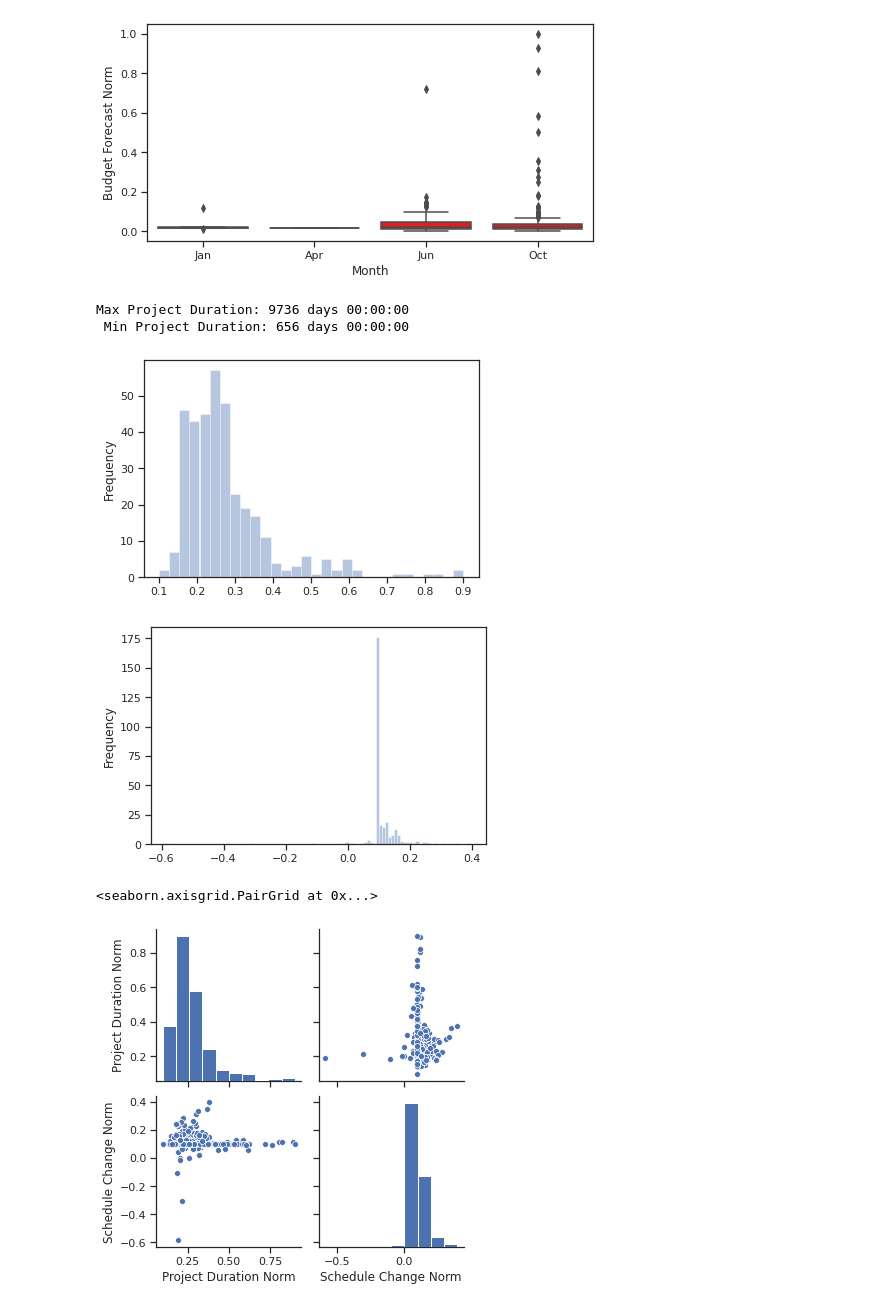
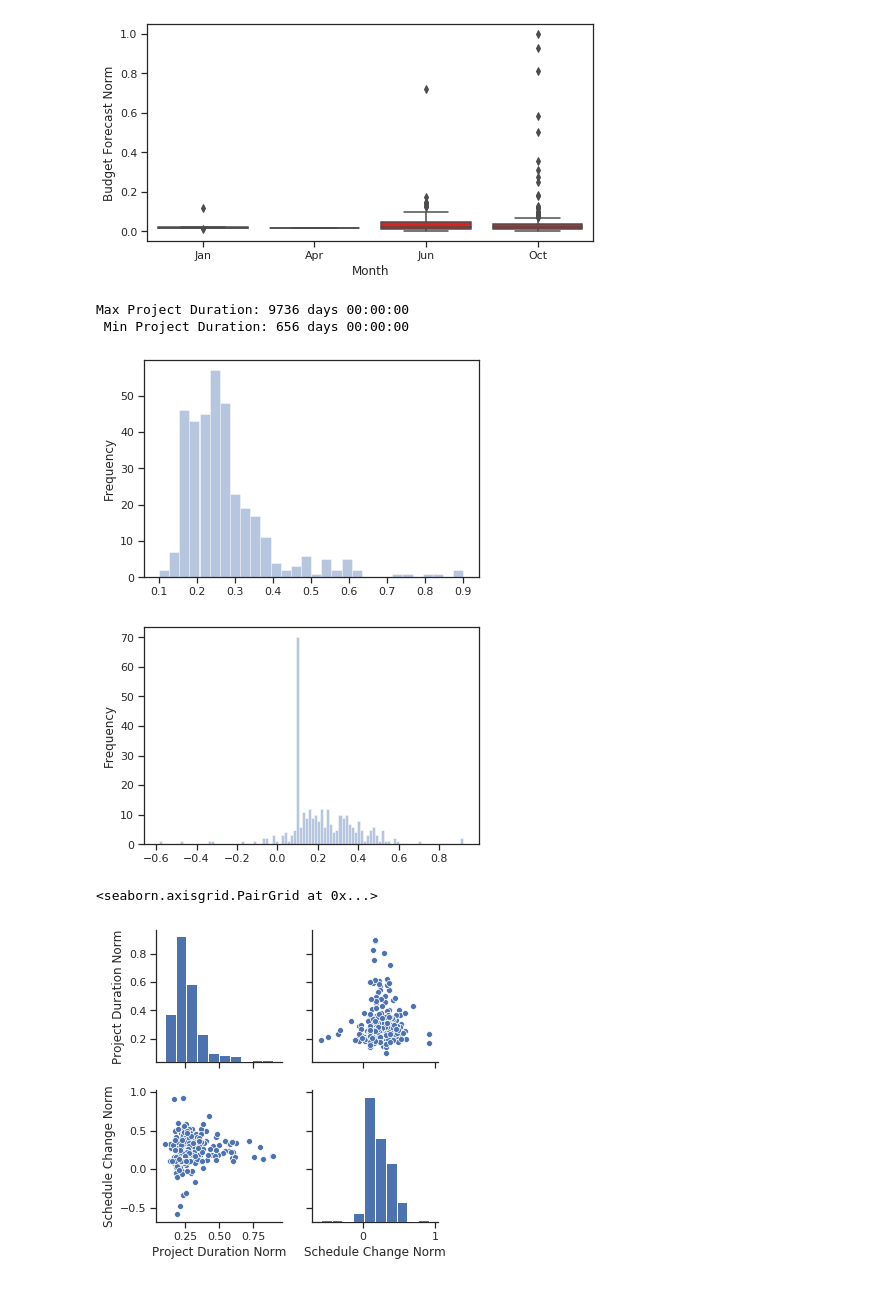
Before and after one commit to gurdeep101/2020-CS109B, a Jupyter notebook: content/project/E - Predicting Project Success/code/ProjectE_Group41_NM_v1_5.ipynb, the cells around one changed output. Drawn from its saved outputs; the diff is of its cells as text; code cells hidden in the pictures.

Commit message:
Project

```diff
--- a/content/project/E - Predicting Project Success/code/ProjectE_Group41_NM_v1_5.ipynb
+++ b/content/project/E - Predicting Project Success/code/ProjectE_Group41_NM_v1_5.ipynb
@@ -31,7 +31,8 @@ Drive already mounted at /content/gdrive; to attempt to forcibly remount, call d
 ### Read in and basic overview
 # %%
 # Read csv dataset
-path_dataset = 'gdrive/My Drive/CS109BProject/data/Capital_Projects.csv'
+#path_dataset = 'gdrive/My Drive/CS109BProject/data/Capital_Projects.csv'
+path_dataset = '../data/Capital_Projects.csv'
 df = pd.read_csv(path_dataset)
 #print(df.shape)
 df.replace('', np.nan, inplace=True)
@@ -133,29 +134,29 @@ plt.show()
 # %%
 ### (a) Schedule Change Norm ===>  Change Normalized to Project Duration of each project
 ### (b) Project Duration Norm ===> Normalized over all projects (to normalize across big and small projects)
 df['Project Duration'] = df['Forecast Completion'] - df['Design Start']
-df['Schedule Change Norm'] = (0.9-0.1)*df['Latest Schedule Changes']/(df['Project Duration']/pd.Timedelta(days=1)) + 0.1
+df['Schedule Change Norm'] = (0.9-0.1)*df['Total Schedule Changes']/(df['Project Duration']/pd.Timedelta(days=1)) + 0.1
 max_project_duration = max(df['Project Duration'])
 min_project_duration = min(df['Project Duration'])
 df['Project Duration Norm'] = (0.9 - 0.1) * (df['Project Duration'] - min_project_duration) / (max_project_duration - min_project_duration) + 0.1
 print(f'Max Project Duration: {max_project_duration} \n Min Project Duration: {min_project_duration} ')
 df.head()
 #df[['Schedule Change Norm', 'Project Duration Norm']].plot.hist(bins=30, alpha=0.4)
 df['Project Duration Norm'].plot.hist(bins=30, alpha=0.4)
 plt.show()
 df['Schedule Change Norm'].plot.hist(bins=100, alpha=0.4)
 plt.show()
 #(df['Schedule Change Norm'].ravel())
 import seaborn as sns
 sns.set(style="ticks")
 sns.pairplot(df[['Project Duration Norm', 'Schedule Change Norm']])
 # %% [output]
 Max Project Duration: 9736 days 00:00:00
  Min Project Duration: 656 days 00:00:00
 [figure]
-[figure, old version]
+[figure, new version]
 <seaborn.axisgrid.PairGrid at 0x...>
-[figure, old version]
+[figure, new version]
 # %%
 ### (a) Budget Change Norm ===>  Budget Change Normalized to Final Budget of each project
 ### (b) Total Budget Norm ===> Budget Forecast Normalized through all projects
```
Also changed, not shown: parts of 29 cells of this notebook.
